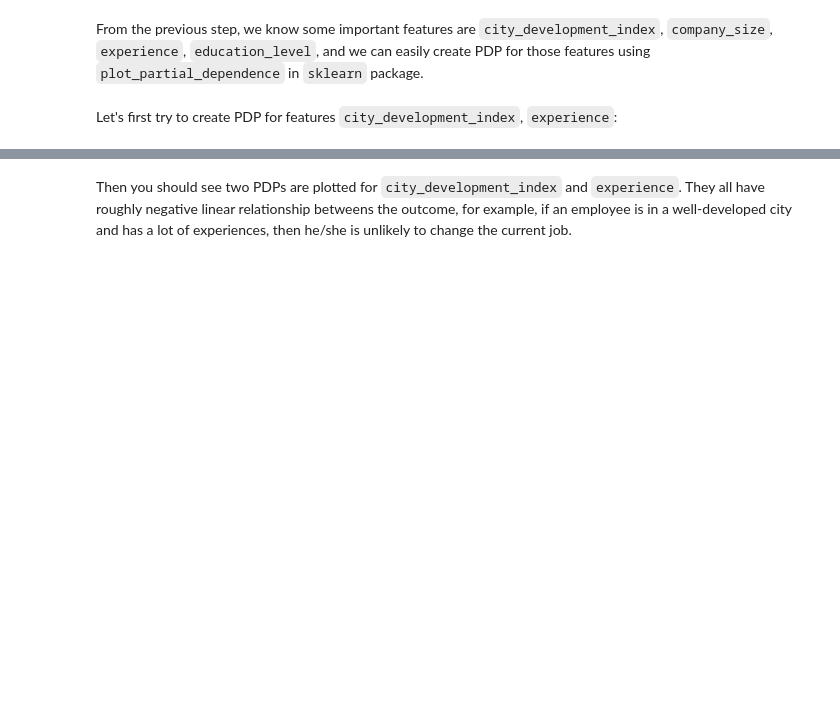
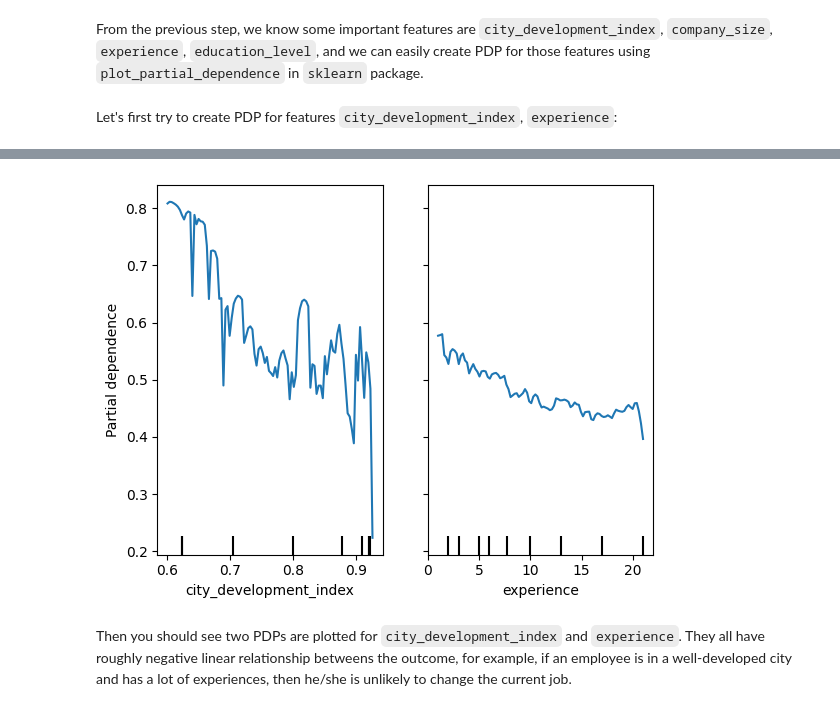
Before and after one commit to tycoi2005/202308_machine_learning_ibm_coursera, a Jupyter notebook: 003supervised-machine-learning-classification/lab_jupyter_model-explanations.ipynb, the cells around one changed output, grey strips where cells are left out. Saved outputs shown, nothing was run; the diff lists cells and outputs as text; code cells hidden in the pictures; blank space fills up the shorter version.

```diff
--- a/003supervised-machine-learning-classification/lab_jupyter_model-explanations.ipynb
+++ b/003supervised-machine-learning-classification/lab_jupyter_model-explanations.ipynb
@@ -217,3 +274,7 @@ plot_partial_dependence(estimator=black_box_model,
+# %%
+pdd = PartialDependenceDisplay.from_estimator(estimator=black_box_model, X=X_train, features=important_features, random_state=123)
+# %% [output]
+[figure, added]
 # %% [markdown]
 Then you should see two PDPs are plotted for `city_development_index` and `experience`. They all have roughly negative linear relationship betweens the outcome, for example, if an employee is in a well-developed city and has a lot of experiences, then he/she is unlikely to change the current job.
 # %% [markdown]
```
Also changed, not shown: parts of 21 cells of this notebook.
